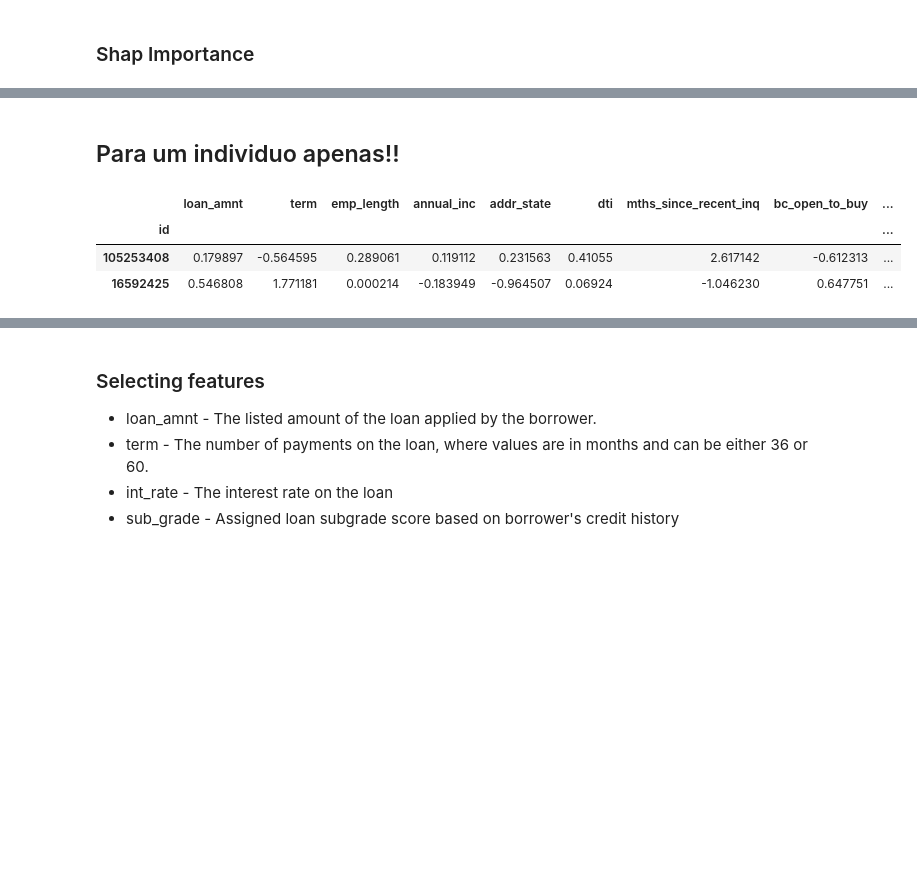
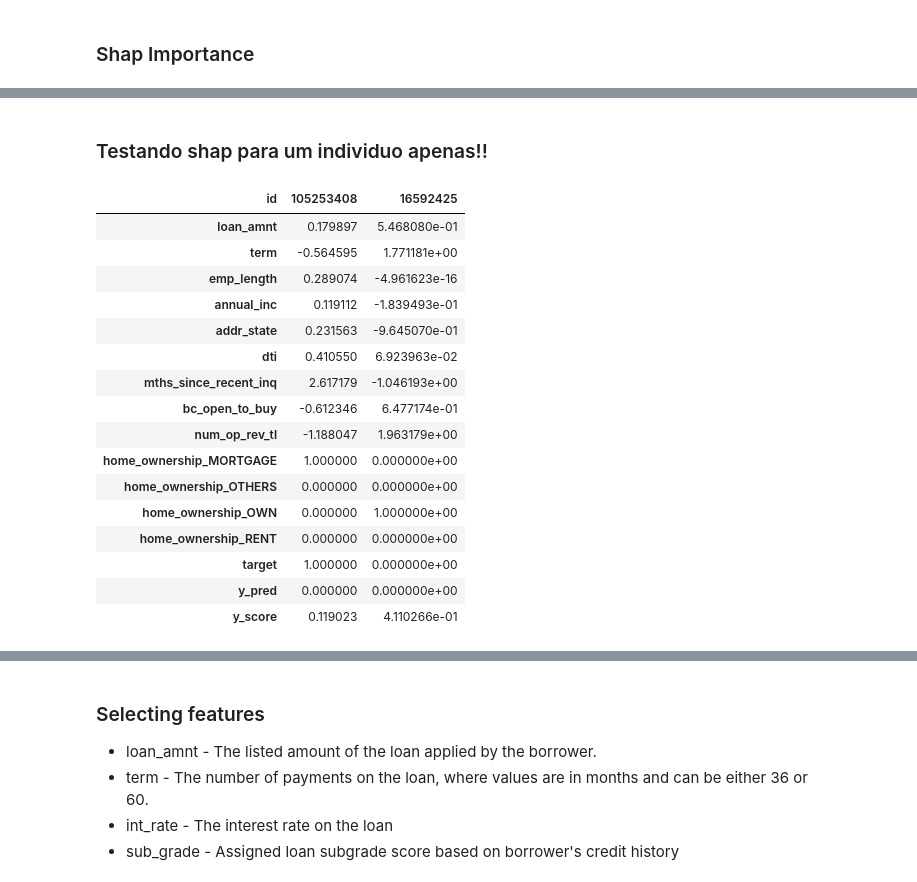
Before and after one commit to rodrafanas/credit_score_project, a Jupyter notebook: notebook/04_EVALUATION.ipynb, the cells around one changed output, grey strips where cells are left out. Cells and saved outputs as stored; diff of their text form; code cells hidden in the pictures; blank space fills up the shorter version.

```diff
--- a/notebook/04_EVALUATION.ipynb
+++ b/notebook/04_EVALUATION.ipynb
@@ -214,0 +567,3 @@ decision_table
+# %%
+decision_table = build_decision_table(models, model_names, X_test, auc_roc_table)
+decision_table
@@ -214,0 +580,3 @@ decision_table
+# %%
+best_model = choice_best_model(decision_table, dict_model_names_to_object)
+best_model
@@ -386,6 +602,3 @@ make_confusion_matrix_test(X_test,logreg, info='perc',threshold=0.210526)
-# %%
-best_model = xgb_classifier ## this works.
-# best_model = gbc ## this works.
 # %% [markdown]
 ## Adding results to Train, Val and Test dataframe
 # %%
@@ -416,2 +614,4 @@ Test['y_score'] = best_model.predict_proba(X_test.drop(columns='target'))[:,1]
+# %%
+Train, Val, Test = score_build_dfs(X_train, X_val, X_test, best_model)
 # %% [markdown]
 ## Saving Train, Val and Test datraframe with results.
@@ -469,9 +640,22 @@ DeltaGenerator()
 # %% [markdown]
-## Para um individuo apenas!!
+### Testando shap para um individuo apenas!!
 # %%
-X_train.head(2)
+Train.head(2).T
 # %% [output]
-|  | loan_amnt | term | emp_length | annual_inc | addr_state | dti | mths_since_recent_inq | bc_open_to_buy | ... |
-| id |  |  |  |  |  |  |  |  | ... |
-| 105253408 | 0.179897 | -0.564595 | 0.289061 | 0.119112 | 0.231563 | 0.41055 | 2.617142 | -0.612313 | ... |
-| 16592425 | 0.546808 | 1.771181 | 0.000214 | -0.183949 | -0.964507 | 0.06924 | -1.046230 | 0.647751 | ... |
+| id | 105253408 | 16592425 |
+| loan_amnt | 0.179897 | 5.468080e-01 |
+| term | -0.564595 | 1.771181e+00 |
+| emp_length | 0.289074 | -4.961623e-16 |
+| annual_inc | 0.119112 | -1.839493e-01 |
+| addr_state | 0.231563 | -9.645070e-01 |
+| dti | 0.410550 | 6.923963e-02 |
+| mths_since_recent_inq | 2.617179 | -1.046193e+00 |
+| bc_open_to_buy | -0.612346 | 6.477174e-01 |
+| num_op_rev_tl | -1.188047 | 1.963179e+00 |
+| home_ownership_MORTGAGE | 1.000000 | 0.000000e+00 |
+| home_ownership_OTHERS | 0.000000 | 0.000000e+00 |
+| home_ownership_OWN | 0.000000 | 1.000000e+00 |
+| home_ownership_RENT | 0.000000 | 0.000000e+00 |
+| target | 1.000000 | 0.000000e+00 |
+| y_pred | 0.000000 | 0.000000e+00 |
+| y_score | 0.119023 | 4.110266e-01 |
```
Also changed, not shown: parts of 103 cells of this notebook, 9 other files.
